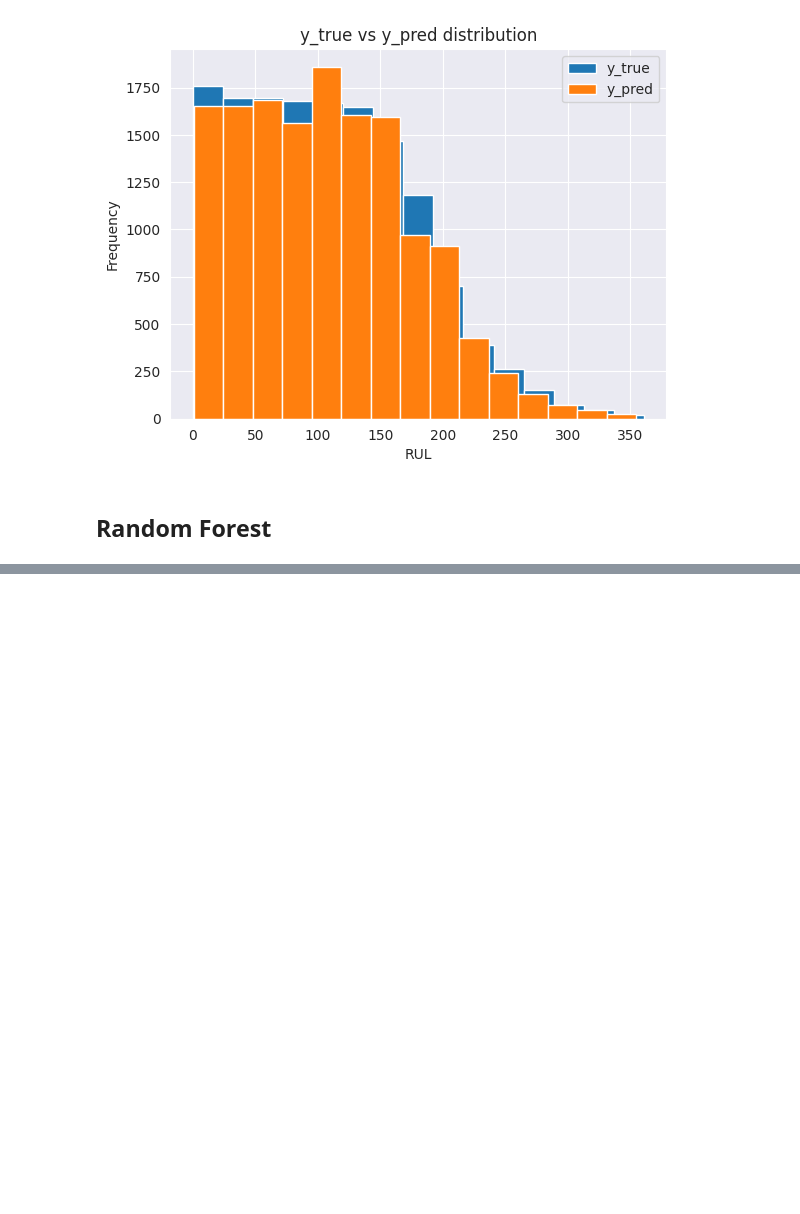
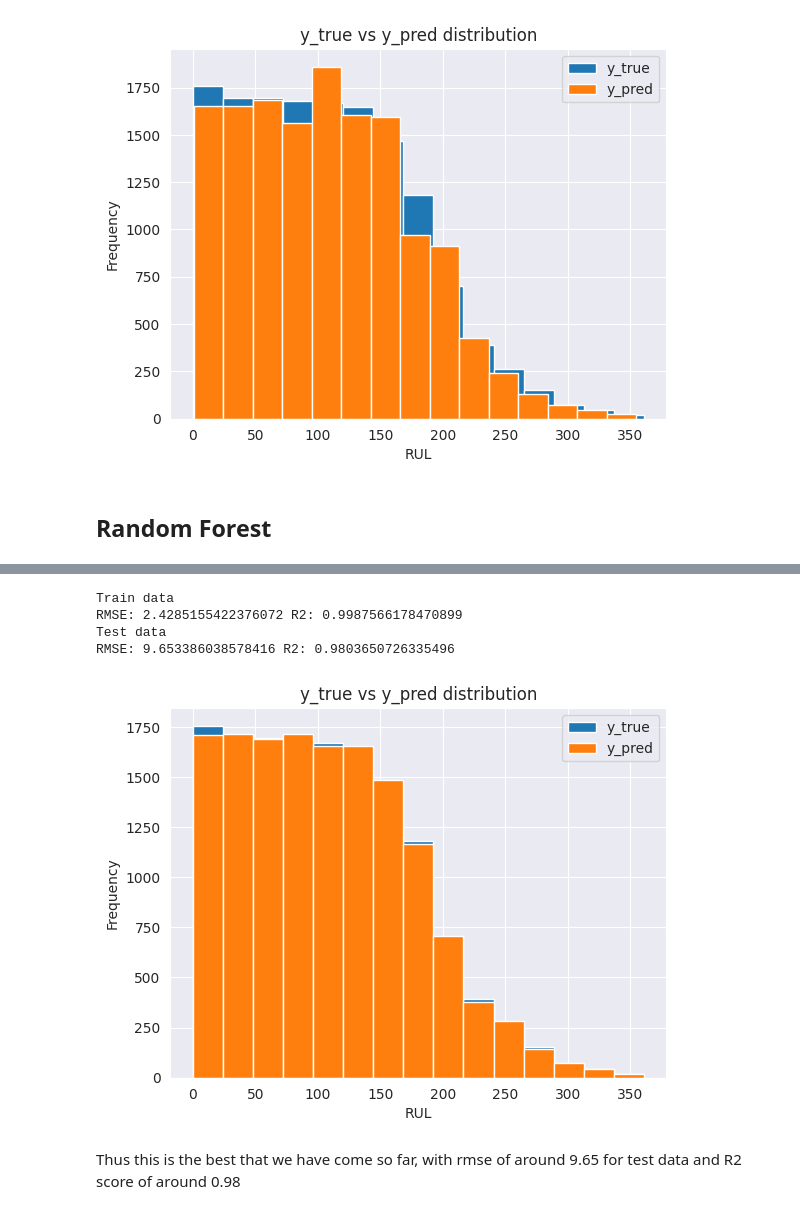
Before and after one commit to Dhairya-Arora01/predictiveMaintenance, a Jupyter notebook: Predictive_maintenance.ipynb, the cells around one changed output, grey strips where cells are left out. Drawn from its saved outputs; the diff is of its cells as text; code cells hidden in the pictures; blank space fills up the shorter version.

Commit message:
modelling with XGBRegressor

```diff
--- a/Predictive_maintenance.ipynb
+++ b/Predictive_maintenance.ipynb
@@ -415,0 +445,3 @@ hist_compare(y_train, y_train_predict)
+# %%
+best_rfr = RandomForestRegressor(max_depth=15)
+best_rfr.fit(X_train, y_train)
@@ -415,0 +467,3 @@ hist_compare(y_train, y_train_predict)
+# %%
+xg = XGBRegressor(random_state=28)
+xg.fit(X_train, y_train)
@@ -415,0 +543,3 @@ hist_compare(y_train, y_train_predict)
+# %%
+xgb_best = XGBRegressor(max_depth=6, n_estimators=300)
+xgb_best.fit(X_train, y_train)
@@ -415,0 +558,21 @@ hist_compare(y_train, y_train_predict)
+# %%
+y_train_predict = xgb_best.predict(X_train)
+y_train_predict = clip_result_0(y_train_predict)
+y_test_predict = xgb_best.predict(X_test)
+y_test_predict = clip_result_0(y_test_predict)
+# %%
+print("Train data")
+evaluate_model(y_train, y_train_predict)
+print("Test data")
+evaluate_model(y_test, y_test_predict)
+# %% [output]
+Train data
+RMSE: 2.4285155422376072 R2: 0.9987566178470899
+Test data
+RMSE: 9.653386038578416 R2: 0.9803650726335496
+# %%
+hist_compare(y_train, y_train_predict)
+# %% [output]
+[figure, added]
+# %% [markdown]
+Thus this is the best that we have come so far, with rmse of around 9.65 for test data and R2 score of around 0.98
```
Also changed, not shown: parts of 29 cells of this notebook.
